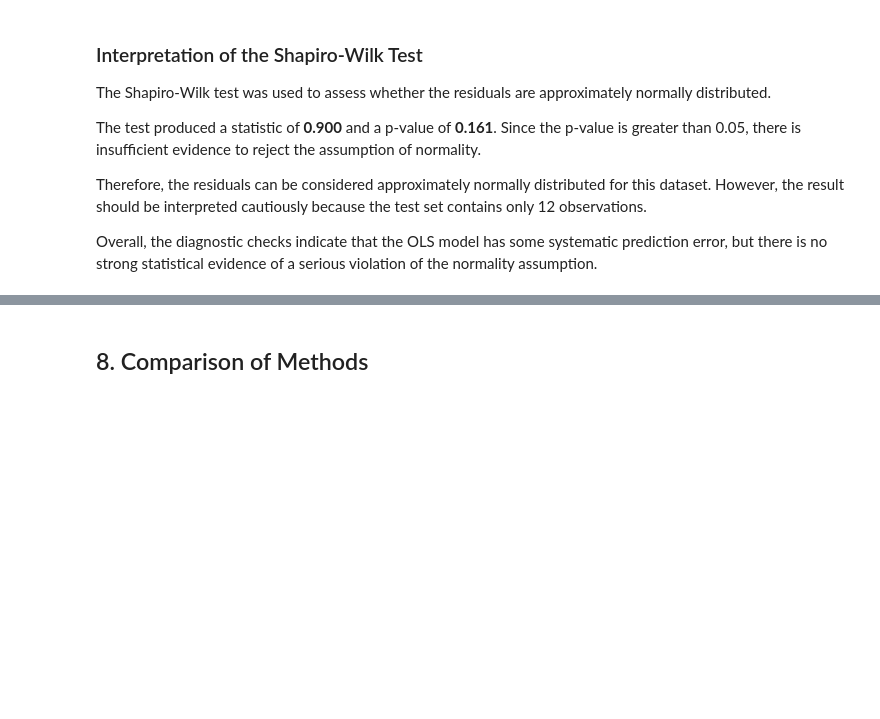
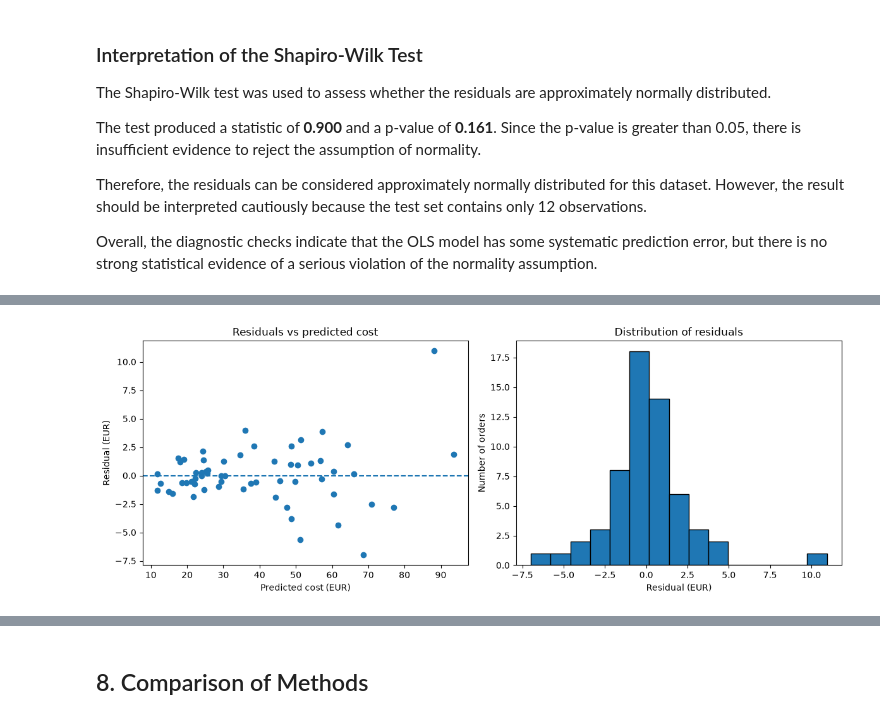
Before and after one commit to qnaatanasova86-tech/sublimation-pricing-model, a Jupyter notebook: pricing_model.ipynb, the cells around one changed output, grey strips where cells are left out. Drawn from its saved outputs; the diff is of its cells as text; code cells hidden in the pictures; blank space fills up the shorter version.

Commit message:
Error clean up

```diff
--- a/pricing_model.ipynb
+++ b/pricing_model.ipynb
@@ -516,9 +470,0 @@ The correlation of each of these variables with the total cost is only about 0.6
-# %%
-fig, axes = plt.subplots(2, 3, figsize=(12, 7))
-for ax, col in zip(axes.flat, ["quantity", "ink_ml", "paper_sheets",
-                               "press_time_min", "design_time_min", "waste_pct"]):
-    ax.scatter(df_clean[col], df_clean["total_cost_eur"])
-    ax.set_xlabel(col)
-    ax.set_ylabel("total_cost_eur")
-plt.tight_layout()
-plt.show()
@@ -995,0 +1021,20 @@ Overall, the diagnostic checks indicate that the OLS model has some systematic p
+# %%
+from sklearn.model_selection import KFold, cross_val_predict
+from scipy.stats import shapiro, spearmanr
+
+kfold = KFold(n_splits=5, shuffle=True, random_state=42)
+y_cv_pred = cross_val_predict(LinearRegression(), X_int, y, cv=kfold)
+cv_residuals = y - y_cv_pred
+
+print("Number of residuals:", len(cv_residuals))
+print("Mean residual:  ", round(cv_residuals.mean(), 3))
+print("Median residual:", round(np.median(cv_residuals), 3))
+print("Std of residuals:", round(cv_residuals.std(), 3))
+print("Min / max:", round(cv_residuals.min(), 3), "/", round(cv_residuals.max(), 3))
+print("Correlation(pred, residual):", round(np.corrcoef(y_cv_pred, cv_residuals)[0, 1], 3))
+
+stat, p = shapiro(cv_residuals)
+print("Shapiro-Wilk statistic:", round(stat, 3), " p-value:", round(p, 3))
+
+rho, p_rho = spearmanr(y_cv_pred, np.abs(cv_residuals))
+print("Spearman(pred, |residual|):", round(rho, 3), " p-value:", round(p_rho, 3))
@@ -995,0 +1050,18 @@ Overall, the diagnostic checks indicate that the OLS model has some systematic p
+# %%
+fig, axes = plt.subplots(1, 2, figsize=(12, 4.5))
+
+axes[0].scatter(y_cv_pred, cv_residuals)
+axes[0].axhline(0, linestyle="--")
+axes[0].set_xlabel("Predicted cost (EUR)")
+axes[0].set_ylabel("Residual (EUR)")
+axes[0].set_title("Residuals vs predicted cost")
+
+axes[1].hist(cv_residuals, bins=15, edgecolor="black")
+axes[1].set_xlabel("Residual (EUR)")
+axes[1].set_ylabel("Number of orders")
+axes[1].set_title("Distribution of residuals")
+
+plt.tight_layout()
+plt.show()
+# %% [output]
+[figure, added]
```
Also changed, not shown: parts of 49 cells of this notebook.
